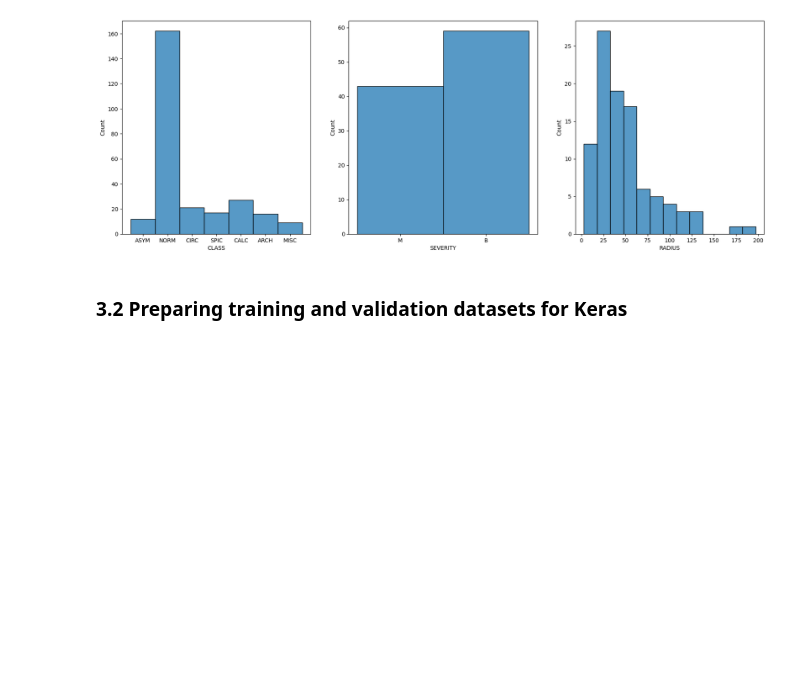
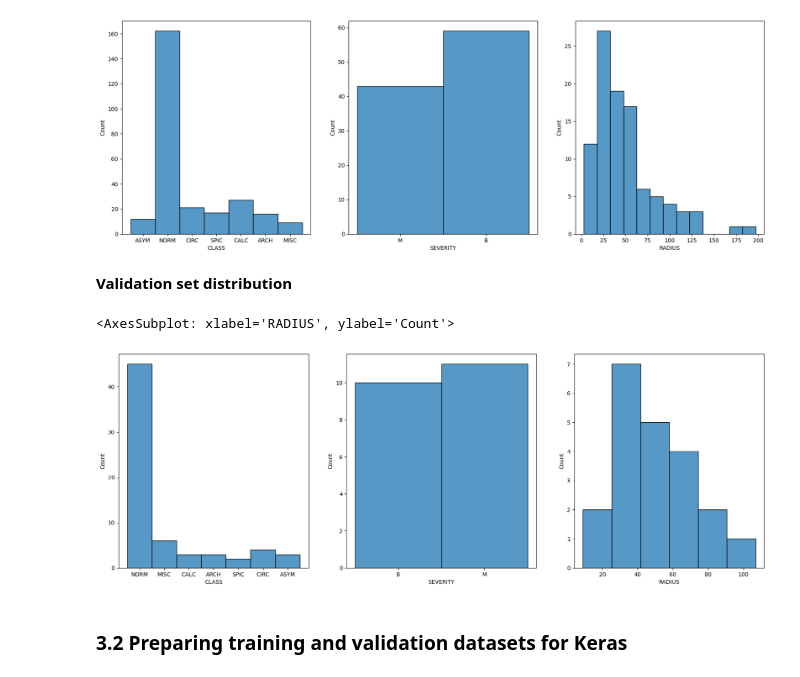
Before and after one commit to angel-devicente/capstone-mlzoomcamp, a Jupyter notebook: capstone-project-notebook.ipynb, the cells around one changed output. Cells and saved outputs as stored; diff of their text form; code cells hidden in the pictures; blank space fills up the shorter version.

```diff
--- a/capstone-project-notebook.ipynb
+++ b/capstone-project-notebook.ipynb
@@ -194,6 +196,17 @@ sns.histplot(df_train.RADIUS, ax=axs[2])
 # %% [output]
 <AxesSubplot: xlabel='RADIUS', ylabel='Count'>
 [figure]
+# %% [markdown]
+**Validation set distribution**
+# %%
+f, axs = plt.subplots(1, 3, figsize=(21, 7))
+sns.histplot(df_val.CLASS, ax=axs[0])
+sns.histplot(df_val.SEVERITY, ax=axs[1])
+sns.histplot(df_val.RADIUS, ax=axs[2])
+#f.tight_layout()
+# %% [output]
+<AxesSubplot: xlabel='RADIUS', ylabel='Count'>
+[figure, added]
 # %% [markdown]
 ### 3.2 Preparing training and validation datasets for Keras
 # %% [markdown]
```
Also changed, not shown: parts of 29 cells of this notebook, 1 other file.
